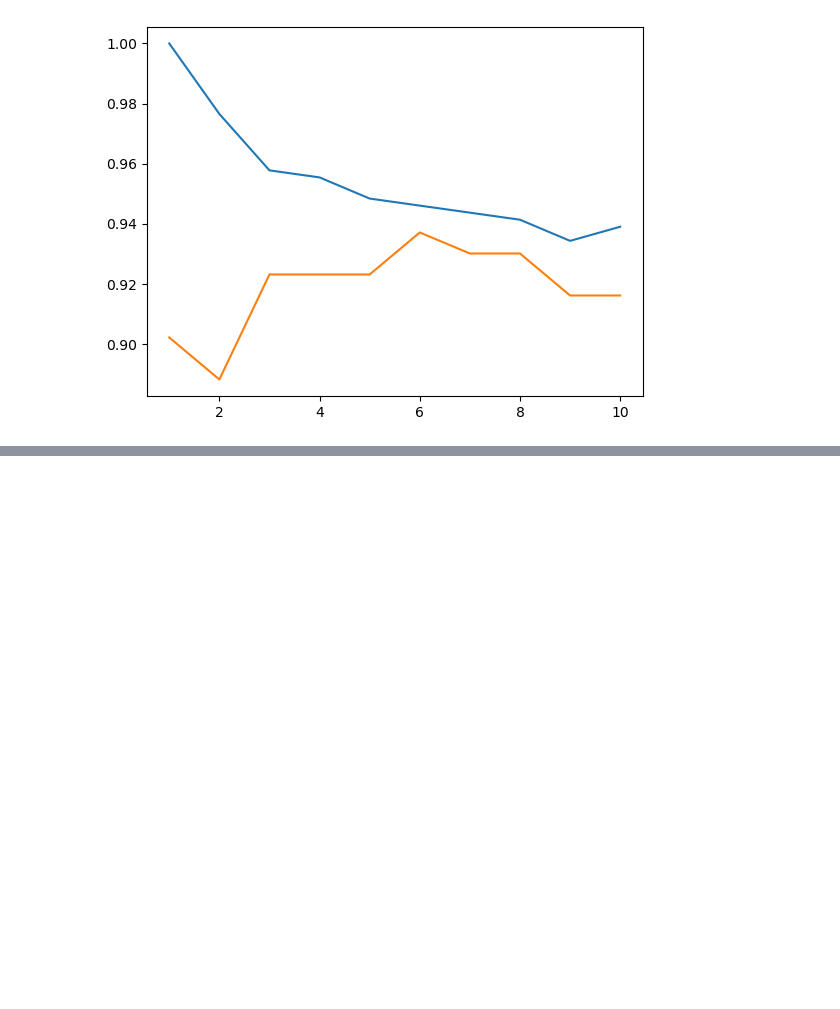
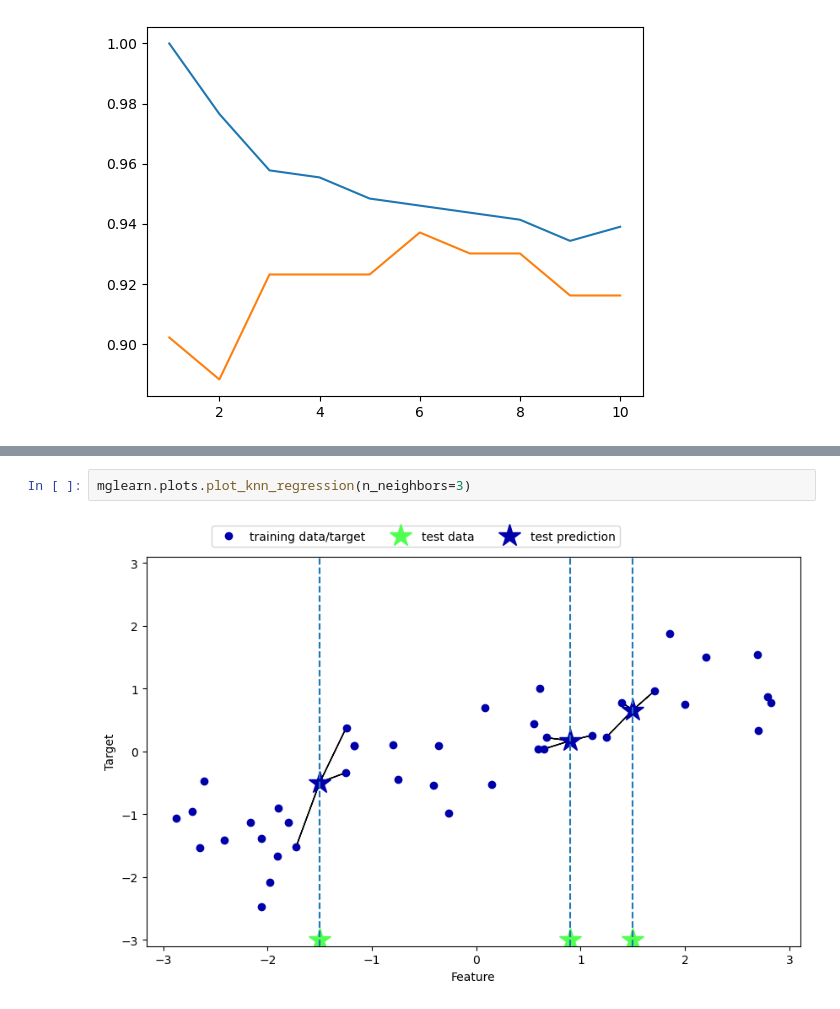
Before and after one commit to Aple-pen/stdy_machin_learning, a Jupyter notebook: Chap2.ipynb, the cells around one changed output, grey strips where cells are left out. Cells and saved outputs as stored; diff of their text form; blank space fills up the shorter version.

```diff
--- a/Chap2.ipynb
+++ b/Chap2.ipynb
@@ -223,0 +219,4 @@ plt.plot(neighbors_settings,test_accuracy,label="test accuracy")
+# %%
+mglearn.plots.plot_knn_regression(n_neighbors=3)
+# %% [output]
+[figure, added]
```
Also changed, not shown: parts of 25 cells of this notebook.
